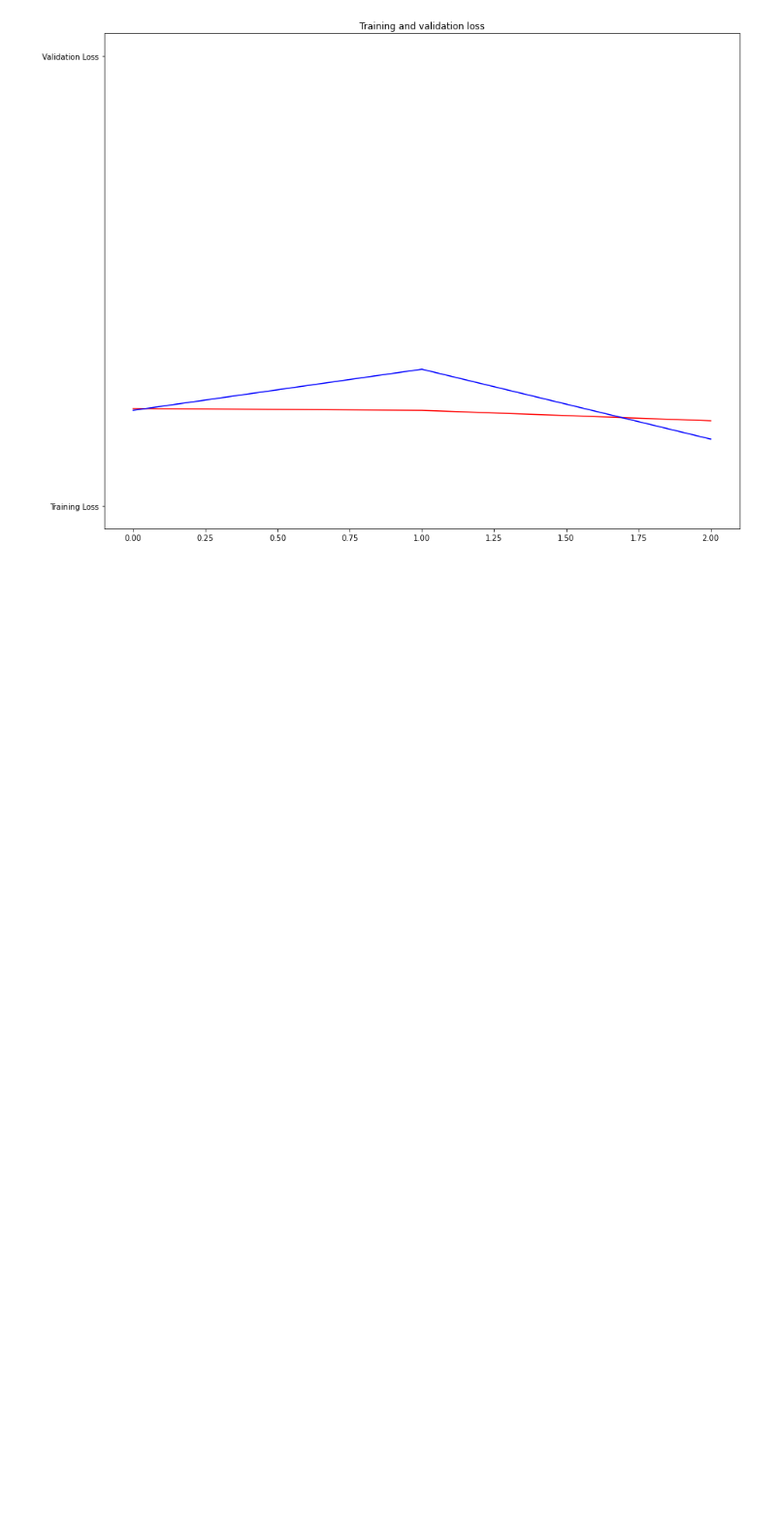
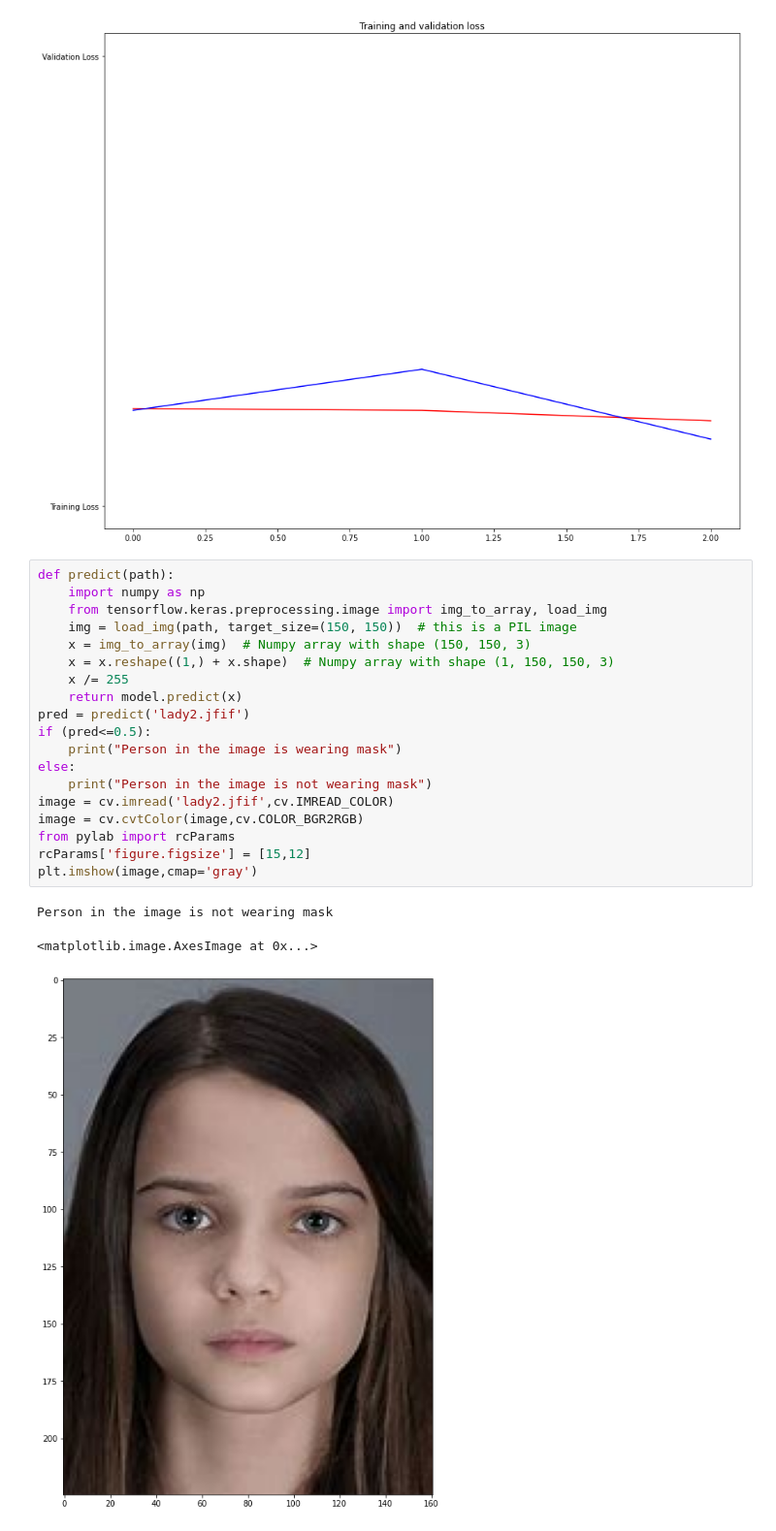
Before and after one commit to mausam3407/mask_detector, a Jupyter notebook: mask_detector.ipynb, the cells around one changed output. Shown at 97% size. Cells and saved outputs as stored; diff of their text form; blank space fills up the shorter version.

Commit message:
Added prediction

```diff
--- a/mask_detector.ipynb
+++ b/mask_detector.ipynb
@@ -176,3 +176,26 @@ plt.title('Training and validation loss')
 Text(0.5, 1.0, 'Training and validation loss')
 [figure]
 [figure]
+# %%
+def predict(path):
+    import numpy as np
+    from tensorflow.keras.preprocessing.image import img_to_array, load_img
+    img = load_img(path, target_size=(150, 150))  # this is a PIL image
+    x = img_to_array(img)  # Numpy array with shape (150, 150, 3)
+    x = x.reshape((1,) + x.shape)  # Numpy array with shape (1, 150, 150, 3)
+    x /= 255
+    return model.predict(x)
+pred = predict('lady2.jfif')
+if (pred<=0.5):
+    print("Person in the image is wearing mask")
+else:
+    print("Person in the image is not wearing mask")
+image = cv.imread('lady2.jfif',cv.IMREAD_COLOR)
+image = cv.cvtColor(image,cv.COLOR_BGR2RGB)
+from pylab import rcParams
+rcParams['figure.figsize'] = [15,12]
+plt.imshow(image,cmap='gray')
+# %% [output]
+Person in the image is not wearing mask
+<matplotlib.image.AxesImage at 0x...>
+[figure, added]
```
Also changed, not shown: parts of 1 cell of this notebook.
